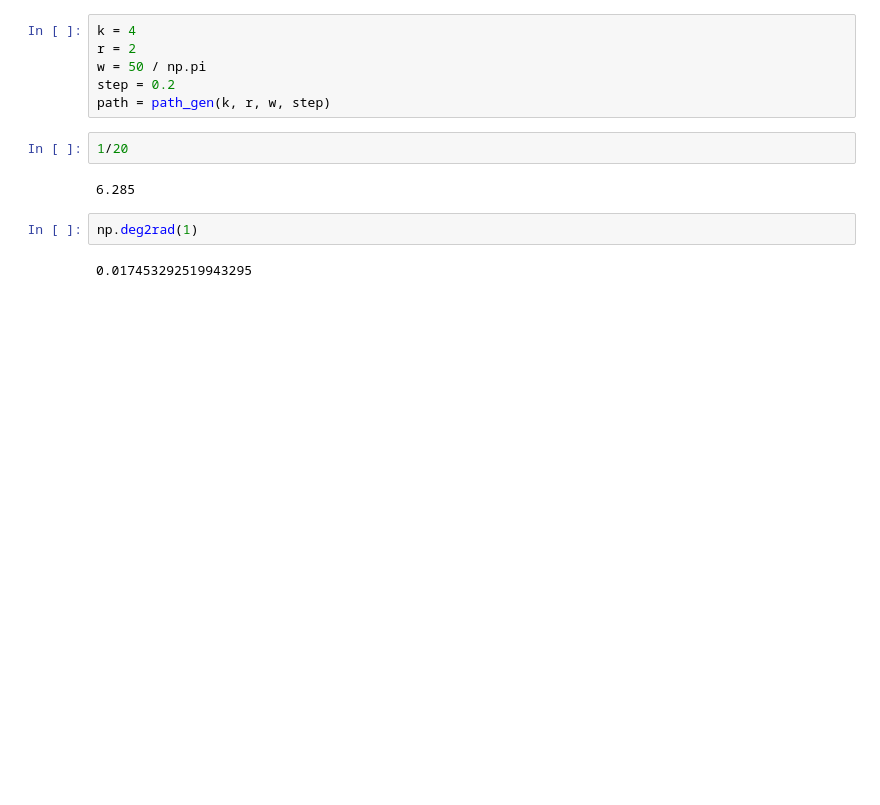
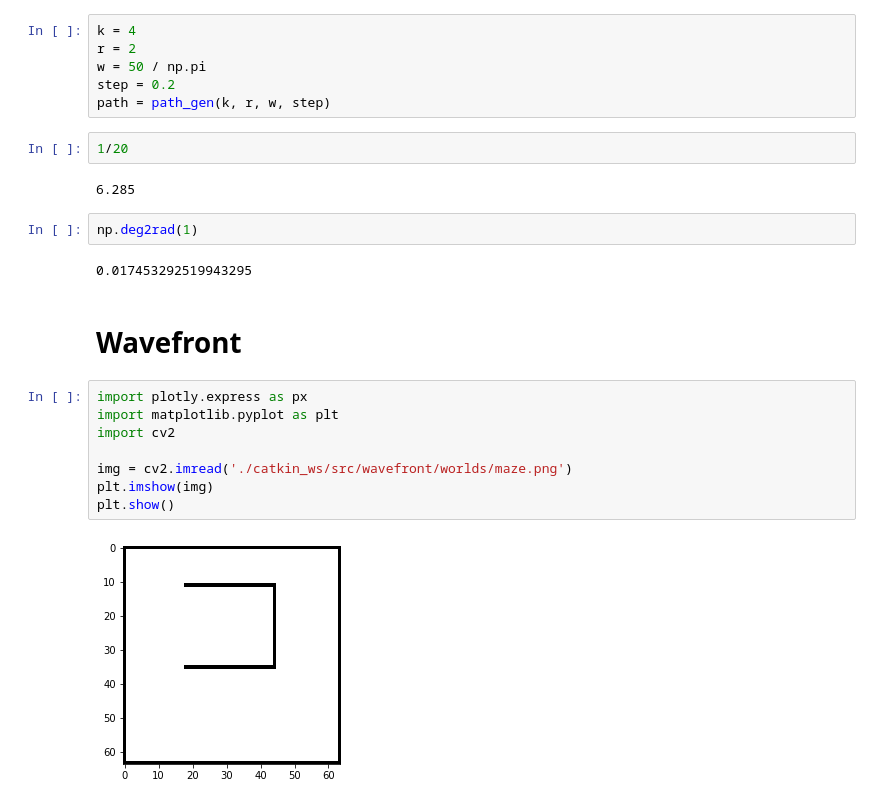
Before and after one commit to fbartelt/Planejamento-de-Movimento-de-Robos, a Jupyter notebook: test.ipynb, the cells around one changed output. Saved outputs shown, nothing was run; the diff lists cells and outputs as text; blank space fills up the shorter version.

Commit message:
Started wavefront

```diff
--- a/test.ipynb
+++ b/test.ipynb
@@ -820,3 +820,15 @@ path = path_gen(k, r, w, step)
 np.deg2rad(1)
 # %% [output]
 0.017453292519943295
+# %% [markdown]
+# Wavefront
+# %%
+import plotly.express as px
+import matplotlib.pyplot as plt
+import cv2
+
+img = cv2.imread('./catkin_ws/src/wavefront/worlds/maze.png')
+plt.imshow(img)
+plt.show()
+# %% [output]
+[figure, added]
```
Also changed, not shown: parts of 19 cells of this notebook, 33 other files.
